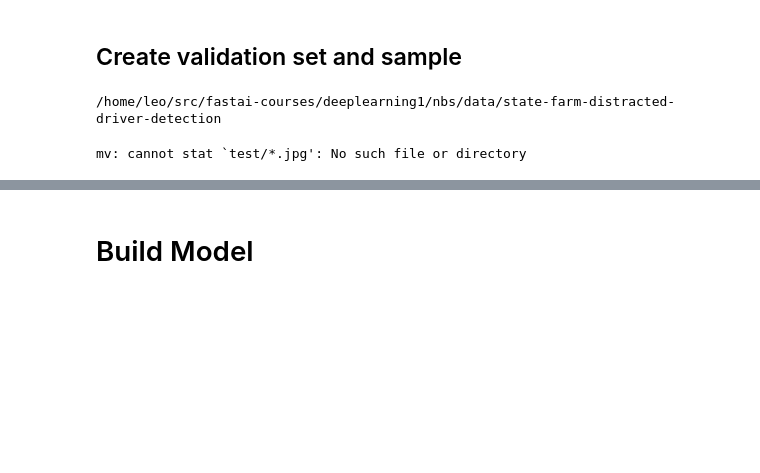
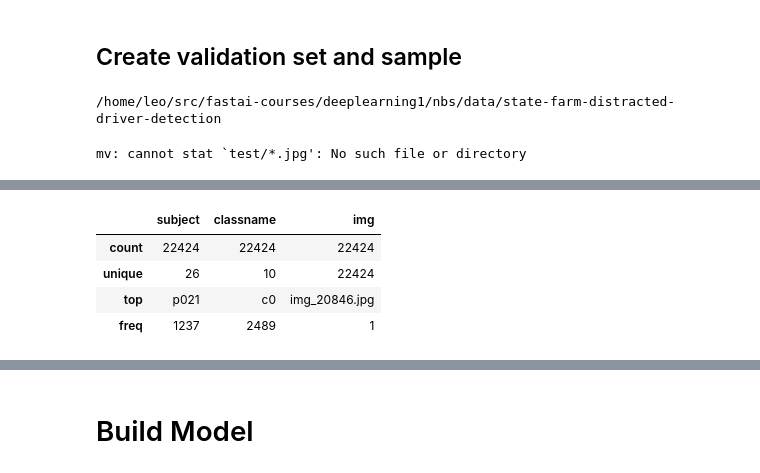
Before and after one commit to glasslion/courses, a Jupyter notebook: deeplearning1/nbs/state-farm-distracted-driver-detection.ipynb, the cells around one changed output, grey strips where cells are left out. Cells and saved outputs as stored; diff of their text form; code cells hidden in the pictures; blank space fills up the shorter version.

```diff
--- a/deeplearning1/nbs/state-farm-distracted-driver-detection.ipynb
+++ b/deeplearning1/nbs/state-farm-distracted-driver-detection.ipynb
@@ -83,0 +66,8 @@ def create_sample_set(rate=0.003):
+# %%
+driver_imgs.describe()
+# %% [output]
+|  | subject | classname | img |
+| count | 22424 | 22424 | 22424 |
+| unique | 26 | 10 | 22424 |
+| top | p021 | c0 | img_20846.jpg |
+| freq | 1237 | 2489 | 1 |
```
Also changed, not shown: parts of 30 cells of this notebook.
